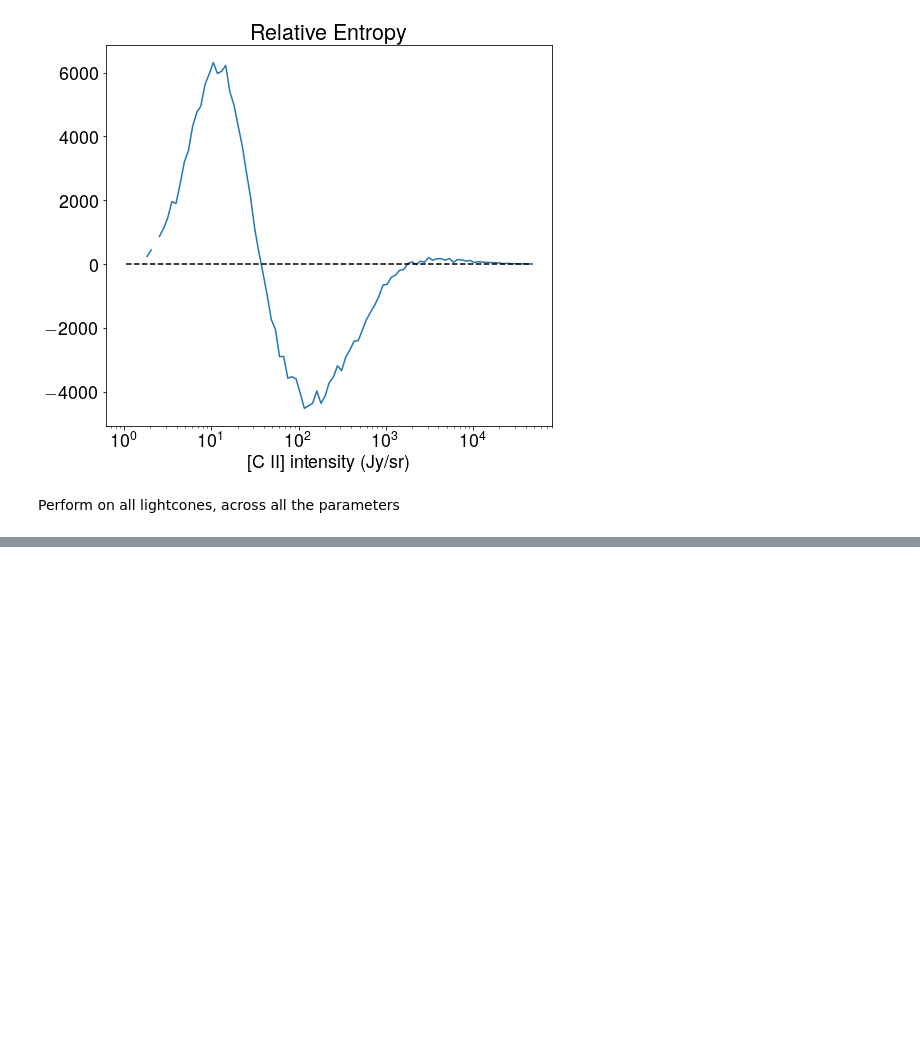
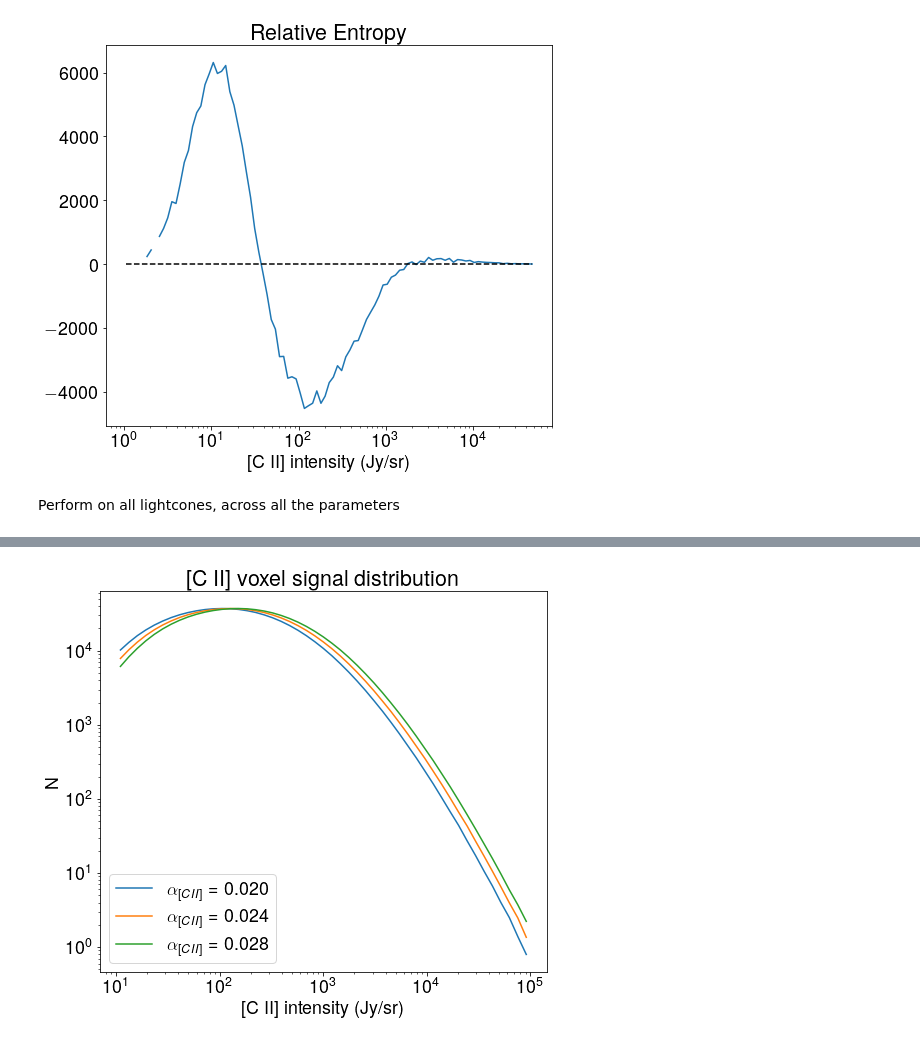
Before and after one commit to PatrickHorlaville/CITA_LIM, a Jupyter notebook: readmes/dsrel_readme.ipynb, the cells around one changed output, grey strips where cells are left out. Cells and saved outputs as stored; diff of their text form; code cells hidden in the pictures; blank space fills up the shorter version.

Commit message:
adding pre figs for acii sig

```diff
--- a/readmes/dsrel_readme.ipynb
+++ b/readmes/dsrel_readme.ipynb
@@ -231,0 +191,4 @@ plt.savefig('paper_figs/dpre.png', bbox_inches = 'tight')
+# %%
+avg_acii20_sig = np.load('/mnt/scratch-lustre/horlaville/nuObs270/dsrel/sig/n_avg_acii0-020.npy')
+avg_acii24_sig = np.load('/mnt/scratch-lustre/horlaville/nuObs270/dsrel/sig/n_avg_basis.npy')
+avg_acii28_sig = np.load('/mnt/scratch-lustre/horlaville/nuObs270/dsrel/sig/n_avg_acii0-028.npy')
@@ -231,0 +210,15 @@ plt.savefig('paper_figs/dpre.png', bbox_inches = 'tight')
+# %%
+plt.plot(center, avg_acii20_sig, label = r'$\alpha_{[CII]}$ = 0.020')
+plt.plot(center, avg_acii24_sig, label = r'$\alpha_{[CII]}$ = 0.024')
+plt.plot(center, avg_acii28_sig, label = r'$\alpha_{[CII]}$ = 0.028')
+
+plt.xlabel('[C II] intensity (Jy/sr)')
+plt.ylabel('N')
+plt.yscale('log')
+plt.xscale('log')
+plt.title('[C II] voxel signal distribution')
+plt.legend()
+
+plt.savefig('paper_figs/hist_acii.png', bbox_inches = 'tight')
+# %% [output]
+[figure, added]
```
Also changed, not shown: parts of 12 cells of this notebook, 7 other files.
